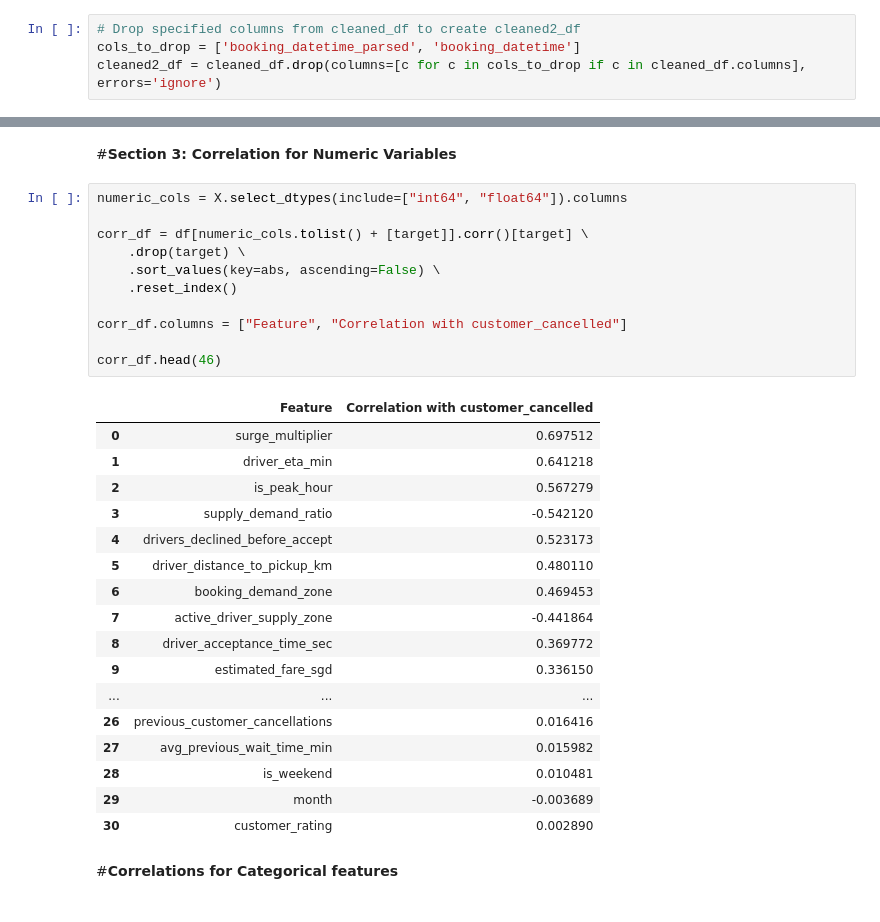
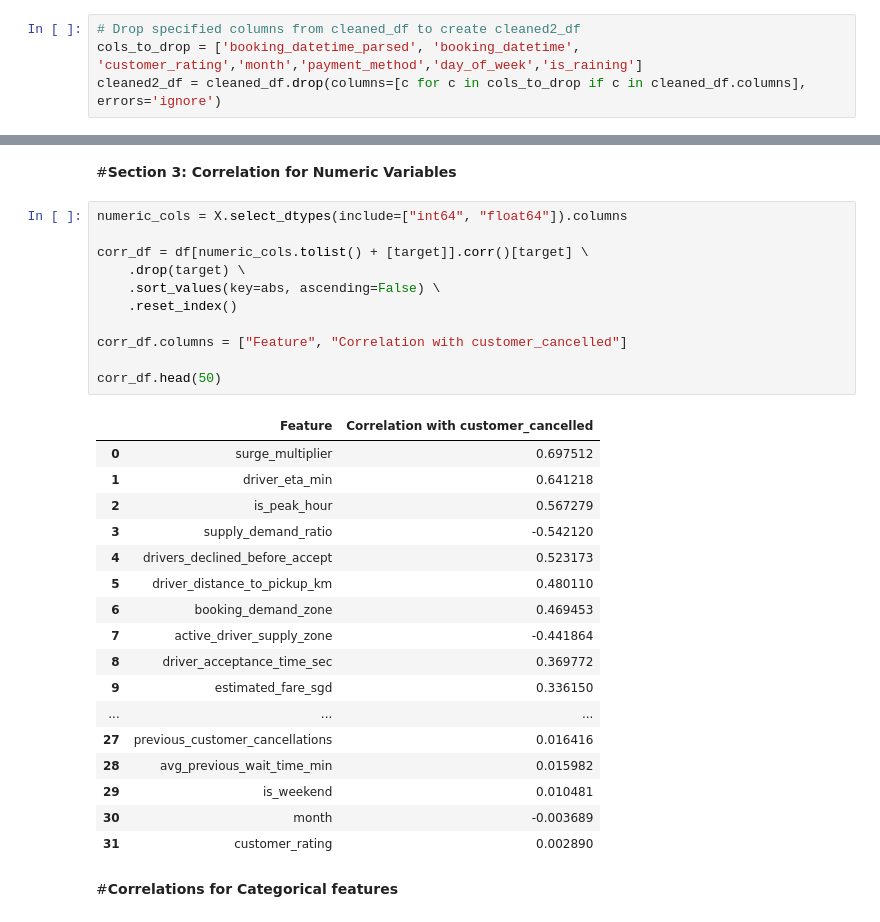
Before and after one commit to miffylim2308/ADALL_github, a Jupyter notebook: Test_Grab_Transbport.ipynb, the cells around one changed output, grey strips where cells are left out. Drawn from its saved outputs; the diff is of its cells as text.

````diff
--- a/Test_Grab_Transbport.ipynb
+++ b/Test_Grab_Transbport.ipynb
@@ -707,7 +713,8 @@ cleaned2_df = cleaned_df.drop(columns=['booking_datetime_parsed', 'booking_datet
 ```
 # %%
 # Drop specified columns from cleaned_df to create cleaned2_df
-cols_to_drop = ['booking_datetime_parsed', 'booking_datetime']
+cols_to_drop = ['booking_datetime_parsed', 'booking_datetime',
+'customer_rating','month','payment_method','day_of_week','is_raining']
 cleaned2_df = cleaned_df.drop(columns=[c for c in cols_to_drop if c in cleaned_df.columns], errors='ignore')
 # %%
 # Compare before and after cleaning
@@ -1318,32 +1342,32 @@ Name: proportion, dtype: float64
 # %%
 numeric_cols = X.select_dtypes(include=["int64", "float64"]).columns
 
 corr_df = df[numeric_cols.tolist() + [target]].corr()[target] \
     .drop(target) \
     .sort_values(key=abs, ascending=False) \
     .reset_index()
 
 corr_df.columns = ["Feature", "Correlation with customer_cancelled"]
 
-corr_df.head(46)
+corr_df.head(50)
 # %% [output]
 |  | Feature | Correlation with customer_cancelled |
 | 0 | surge_multiplier | 0.697512 |
 | 1 | driver_eta_min | 0.641218 |
 | 2 | is_peak_hour | 0.567279 |
 | 3 | supply_demand_ratio | -0.542120 |
 | 4 | drivers_declined_before_accept | 0.523173 |
 | 5 | driver_distance_to_pickup_km | 0.480110 |
 | 6 | booking_demand_zone | 0.469453 |
 | 7 | active_driver_supply_zone | -0.441864 |
 | 8 | driver_acceptance_time_sec | 0.369772 |
 | 9 | estimated_fare_sgd | 0.336150 |
 | ... | ... | ... |
-| 26 | previous_customer_cancellations | 0.016416 |
-| 27 | avg_previous_wait_time_min | 0.015982 |
-| 28 | is_weekend | 0.010481 |
-| 29 | month | -0.003689 |
-| 30 | customer_rating | 0.002890 |
+| 27 | previous_customer_cancellations | 0.016416 |
+| 28 | avg_previous_wait_time_min | 0.015982 |
+| 29 | is_weekend | 0.010481 |
+| 30 | month | -0.003689 |
+| 31 | customer_rating | 0.002890 |
 # %% [markdown]
 #**Correlations for Categorical features**
 # %%
````
Also changed, not shown: parts of 25 cells of this notebook.
